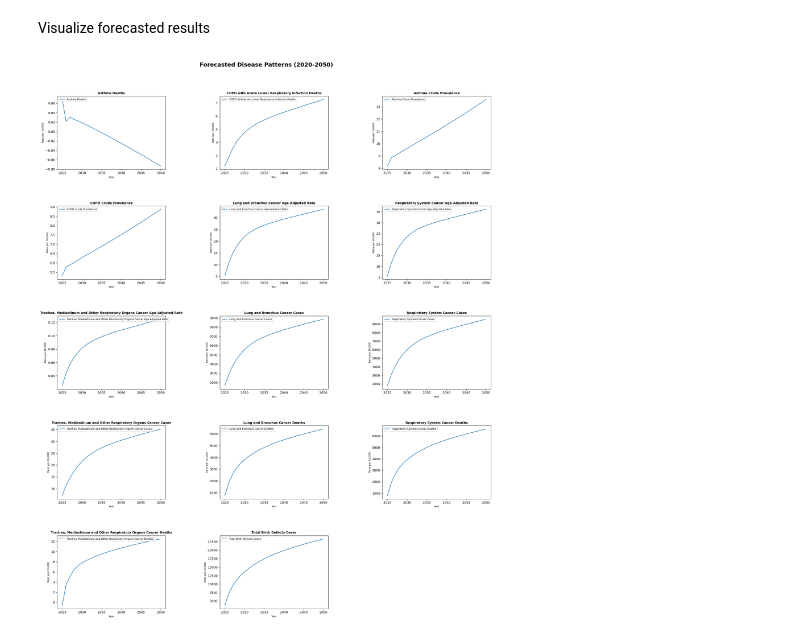
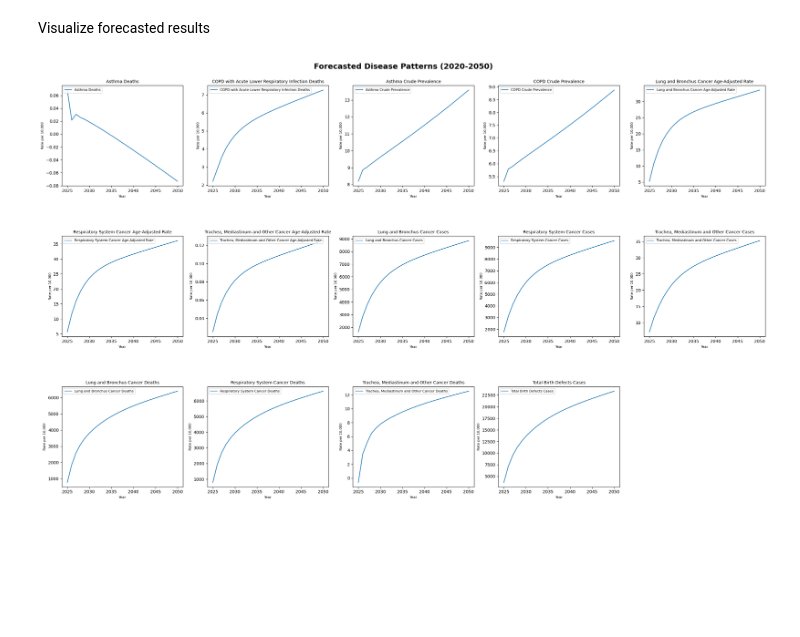
Before and after one commit to tchiang0/data_512_project, a Jupyter notebook: project/part_2/extension_health_indicator_forecast.ipynb, the cells around one changed output. Saved outputs shown, nothing was run; the diff lists cells and outputs as text; code cells hidden in the pictures; blank space fills up the shorter version.

```diff
--- a/project/part_2/extension_health_indicator_forecast.ipynb
+++ b/project/part_2/extension_health_indicator_forecast.ipynb
@@ -364,16 +364,16 @@ merged_df_fill_na_with_0 = merged_df_fill_na_with_0.rename(columns={
     "Chronic obstructive pulmonary disease, unspecified": "COPD, unspecified Deaths",
     "Age-Adjusted Rate_Lung and Bronchus_incidence": "Lung and Bronchus Cancer Age-Adjusted Rate",
     "Age-Adjusted Rate_Respiratory System_incidence": "Respiratory System Cancer Age-Adjusted Rate",
-    "Age-Adjusted Rate_Trachea, Mediastinum and Other Respiratory Organs_incidence": "Trachea, Mediastinum and Other Respiratory Organs Cancer Age-Adjusted Rate",
+    "Age-Adjusted Rate_Trachea, Mediastinum and Other Respiratory Organs_incidence": "Trachea, Mediastinum and Other Cancer Age-Adjusted Rate",
     "Count_Lung and Bronchus_incidence": "Lung and Bronchus Cancer Cases",
-    "Count_Respiratory System_incidence": "Respiratory System Cacner Cases",
-    "Count_Trachea, Mediastinum and Other Respiratory Organs_incidence": "Trachea, Mediastinum and Other Respiratory Organs Cancer Cases",
+    "Count_Respiratory System_incidence": "Respiratory System Cancer Cases",
+    "Count_Trachea, Mediastinum and Other Respiratory Organs_incidence": "Trachea, Mediastinum and Other Cancer Cases",
     "Crude Rate_Lung and Bronchus_incidence": "Lung and Bronchus Cancer Crude Rate",
     "Crude Rate_Respiratory System_incidence": "Respiratory System Cancer Crude Rate",
-    "Crude Rate_Trachea, Mediastinum and Other Respiratory Organs_incidence": "Trachea, Mediastinum and Other Respiratory Organs Cancer Crude Rate",
+    "Crude Rate_Trachea, Mediastinum and Other Respiratory Organs_incidence": "Trachea, Mediastinum and Other Cancer Crude Rate",
     "Lung and Bronchus_deaths": "Lung and Bronchus Cancer Deaths",
     "Respiratory System_deaths": "Respiratory System Cancer Deaths",
-    "Trachea, Mediastinum and Other Respiratory Organs_deaths": "Trachea, Mediastinum and Other Respiratory Organs Cancer Deaths",
+    "Trachea, Mediastinum and Other Respiratory Organs_deaths": "Trachea, Mediastinum and Other Cancer Deaths",
     "CASTHMA_CrudePrev": "Asthma Crude Prevalence",
     "CASTHMA_AdjPrev": "Asthma Age-Adjusted Prevalence",
     "COPD_CrudePrev": "COPD Crude Prevalence",
@@ -389,16 +389,16 @@ merged_df = merged_df.rename(columns={
     "Chronic obstructive pulmonary disease, unspecified": "COPD, unspecified Deaths",
     "Age-Adjusted Rate_Lung and Bronchus_incidence": "Lung and Bronchus Cancer Age-Adjusted Rate",
     "Age-Adjusted Rate_Respiratory System_incidence": "Respiratory System Cancer Age-Adjusted Rate",
-    "Age-Adjusted Rate_Trachea, Mediastinum and Other Respiratory Organs_incidence": "Trachea, Mediastinum and Other Respiratory Organs Cancer Age-Adjusted Rate",
+    "Age-Adjusted Rate_Trachea, Mediastinum and Other Respiratory Organs_incidence": "Trachea, Mediastinum and Other Cancer Age-Adjusted Rate",
     "Count_Lung and Bronchus_incidence": "Lung and Bronchus Cancer Cases",
-    "Count_Respiratory System_incidence": "Respiratory System Cacner Cases",
-    "Count_Trachea, Mediastinum and Other Respiratory Organs_incidence": "Trachea, Mediastinum and Other Respiratory Organs Cancer Cases",
+    "Count_Respiratory System_incidence": "Respiratory System Cancer Cases",
+    "Count_Trachea, Mediastinum and Other Respiratory Organs_incidence": "Trachea, Mediastinum and Other Cancer Cases",
     "Crude Rate_Lung and Bronchus_incidence": "Lung and Bronchus Cancer Crude Rate",
     "Crude Rate_Respiratory System_incidence": "Respiratory System Cancer Crude Rate",
-    "Crude Rate_Trachea, Mediastinum and Other Respiratory Organs_incidence": "Trachea, Mediastinum and Other Respiratory Organs Cancer Crude Rate",
+    "Crude Rate_Trachea, Mediastinum and Other Respiratory Organs_incidence": "Trachea, Mediastinum and Other Cancer Crude Rate",
     "Lung and Bronchus_deaths": "Lung and Bronchus Cancer Deaths",
     "Respiratory System_deaths": "Respiratory System Cancer Deaths",
-    "Trachea, Mediastinum and Other Respiratory Organs_deaths": "Trachea, Mediastinum and Other Respiratory Organs Cancer Deaths",
+    "Trachea, Mediastinum and Other Respiratory Organs_deaths": "Trachea, Mediastinum and Other Cancer Deaths",
     "CASTHMA_CrudePrev": "Asthma Crude Prevalence",
     "CASTHMA_AdjPrev": "Asthma Age-Adjusted Prevalence",
     "COPD_CrudePrev": "COPD Crude Prevalence",
@@ -463,3 +504,5 @@ Understand how the smoke estimate is correlated to each health indicators
+# %%
+merged_df_fill_na_with_0 = merged_df_fill_na_with_0[relevant_health_indicators + ["fire_year", "fitted_smoke_estimate"]]
 # %%
 # corr matrix between each indicator
 # corr_mat = merged_df.drop(columns=["fire_year"]).corr()
@@ -547,12 +569,12 @@ endog_vars = [
 	'Asthma Crude Prevalence', 'COPD Crude Prevalence'],
 	['Lung and Bronchus Cancer Age-Adjusted Rate',
 	'Respiratory System Cancer Age-Adjusted Rate',
-	'Trachea, Mediastinum and Other Respiratory Organs Cancer Age-Adjusted Rate'],
+	'Trachea, Mediastinum and Other Cancer Age-Adjusted Rate'],
 	['Lung and Bronchus Cancer Cases',
-	'Respiratory System Cacner Cases',
-	'Trachea, Mediastinum and Other Respiratory Organs Cancer Cases'],
+	'Respiratory System Cancer Cases',
+	'Trachea, Mediastinum and Other Cancer Cases'],
 	['Lung and Bronchus Cancer Deaths', 'Respiratory System Cancer Deaths',
-	'Trachea, Mediastinum and Other Respiratory Organs Cancer Deaths',
+	'Trachea, Mediastinum and Other Cancer Deaths',
 	'Total Birth Defects Cases']
 ]
 
@@ -596,29 +618,31 @@ df_forecast.head()
 Visualize forecasted results
 # %%
 num_vars = len(df_forecast.columns)
-num_rows = 5
+num_rows = 3
 
 # subplots with larger spacing
-fig, axes = plt.subplots(nrows=num_rows, ncols=3, figsize=(20, num_rows * 5))
+fig, axes = plt.subplots(nrows=num_rows, ncols=5, figsize=(25, num_rows * 5))
 axes = axes.flatten()  # flatten axes for easy iteration
 
 for i, column in enumerate(df_forecast.columns):
     sns.lineplot(data=df_forecast, x=df_forecast.index.year, y=column, ax=axes[i], label=column)
 
     axes[i].set_title(column.replace("Chronic obstructive pulmonary disease", "COPD"), fontsize=10, weight='bold')
     axes[i].set_xlabel('Year', fontsize=8)
     axes[i].set_ylabel('Rate per 10,000', fontsize=8)
     axes[i].legend(loc="upper left", fontsize=8)
 
 # hide unused subplots
 for j in range(len(df_forecast.columns), len(axes)):
     fig.delaxes(axes[j])
 
+for ax in axes.flat:
+    ax.set_title(ax.get_title(), fontsize=10)  # adjust font size as needed
 
 plt.suptitle("Forecasted Disease Patterns (2020-2050)", fontsize=18, weight='bold')
-plt.tight_layout(rect=[0, 0, 1, 0.95])
-plt.subplots_adjust(hspace=0.5, wspace=0.5)
+plt.tight_layout(rect=[0.02, 0.02, 0.98, 0.98])  # adjust overall layout
+plt.subplots_adjust(hspace=0.5, wspace=0.2)  # increase vertical space (hspace) between subplots
 
 plt.show()
 # %% [output]
-[figure, old version]
+[figure, new version]
```
Also changed, not shown: parts of 6 cells of this notebook.
